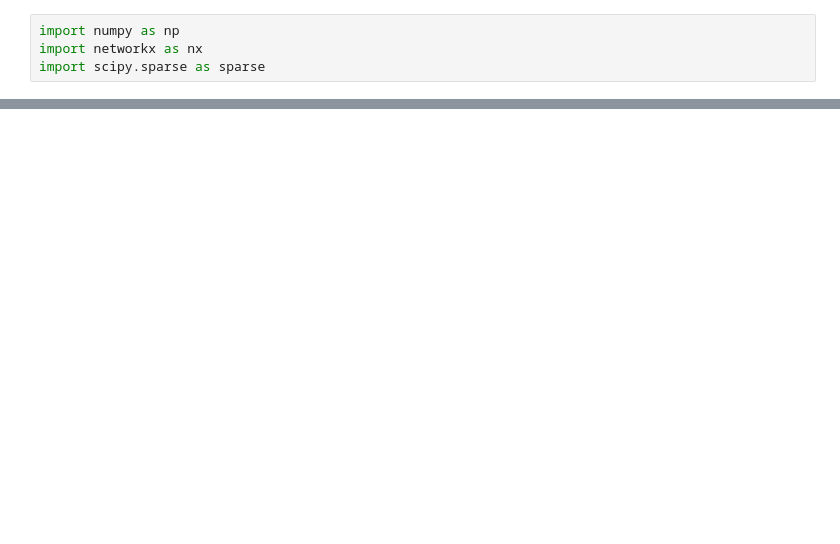
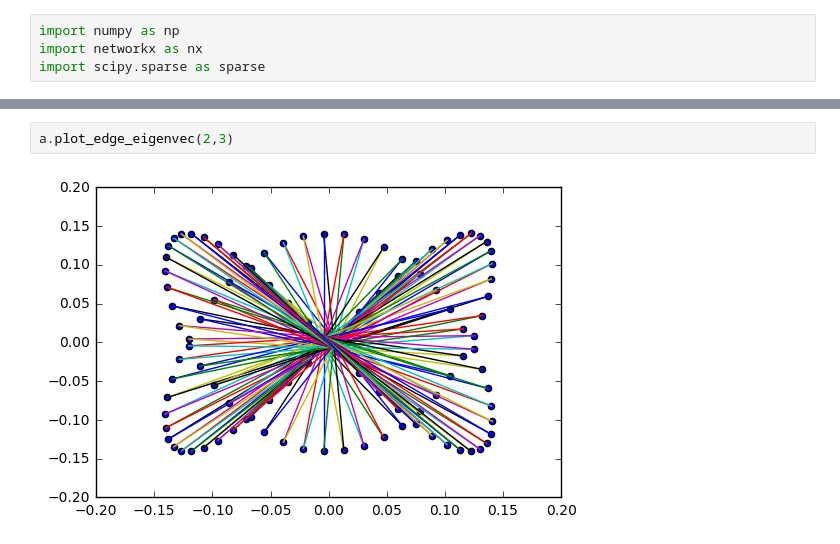
Before and after one commit to KMNitesh/rtg-networks, a Jupyter notebook: Class Graph.ipynb, the cells around one changed output, grey strips where cells are left out. Cells and saved outputs as stored; diff of their text form; blank space fills up the shorter version.

```diff
--- a/Class Graph.ipynb
+++ b/Class Graph.ipynb
@@ -112,0 +138,4 @@ a.plot_edge_eigenvec_sparse(2, 3)
+# %%
+a.plot_edge_eigenvec(2,3)
+# %% [output]
+[figure, added]
```
Also changed, not shown: parts of 7 cells of this notebook.
